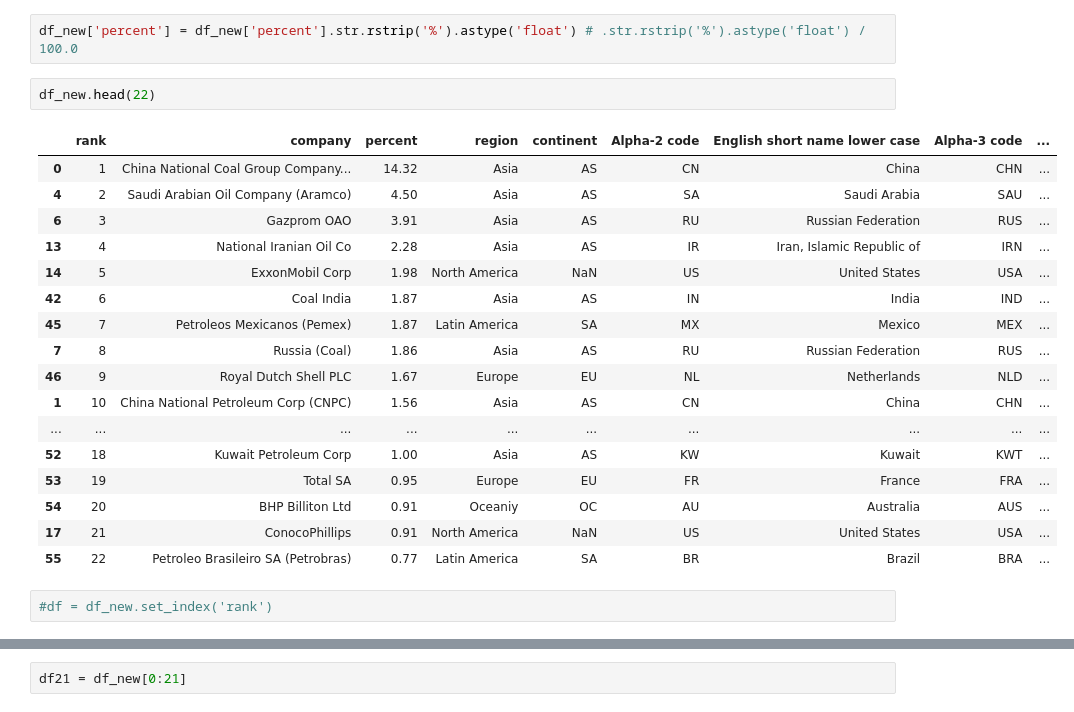
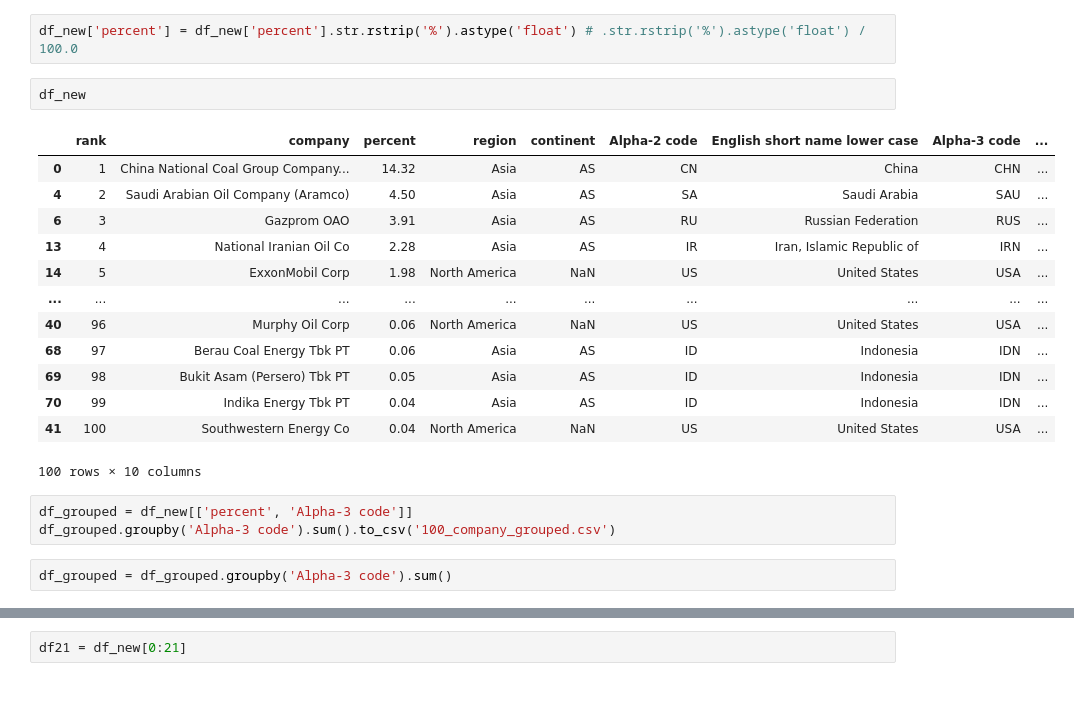
Before and after one commit to Nataliya-Aparina/Python_Project_2020, a Jupyter notebook: Code/co2_100company.ipynb, the cells around one changed output, grey strips where cells are left out. Drawn from its saved outputs; the diff is of its cells as text.

```diff
--- a/Code/co2_100company.ipynb
+++ b/Code/co2_100company.ipynb
@@ -52,24 +52,23 @@ df_new = df_new.sort_values(by=['rank'])
 # %%
 df_new['percent'] = df_new['percent'].str.rstrip('%').astype('float') # .str.rstrip('%').astype('float') / 100.0
 # %%
-df_new.head(22)
+df_new
 # %% [output]
 |  | rank | company | percent | region | continent | Alpha-2 code | English short name lower case | Alpha-3 code | ... |
 | 0 | 1 | China National Coal Group Company... | 14.32 | Asia | AS | CN | China | CHN | ... |
 | 4 | 2 | Saudi Arabian Oil Company (Aramco) | 4.50 | Asia | AS | SA | Saudi Arabia | SAU | ... |
 | 6 | 3 | Gazprom OAO | 3.91 | Asia | AS | RU | Russian Federation | RUS | ... |
 | 13 | 4 | National Iranian Oil Co | 2.28 | Asia | AS | IR | Iran, Islamic Republic of | IRN | ... |
 | 14 | 5 | ExxonMobil Corp | 1.98 | North America | NaN | US | United States | USA | ... |
-| 42 | 6 | Coal India | 1.87 | Asia | AS | IN | India | IND | ... |
-| 45 | 7 | Petroleos Mexicanos (Pemex) | 1.87 | Latin America | SA | MX | Mexico | MEX | ... |
-| 7 | 8 | Russia (Coal) | 1.86 | Asia | AS | RU | Russian Federation | RUS | ... |
-| 46 | 9 | Royal Dutch Shell PLC | 1.67 | Europe | EU | NL | Netherlands | NLD | ... |
-| 1 | 10 | China National Petroleum Corp (CNPC) | 1.56 | Asia | AS | CN | China | CHN | ... |
 | ... | ... | ... | ... | ... | ... | ... | ... | ... | ... |
-| 52 | 18 | Kuwait Petroleum Corp | 1.00 | Asia | AS | KW | Kuwait | KWT | ... |
-| 53 | 19 | Total SA | 0.95 | Europe | EU | FR | France | FRA | ... |
-| 54 | 20 | BHP Billiton Ltd | 0.91 | Oceaniy | OC | AU | Australia | AUS | ... |
-| 17 | 21 | ConocoPhillips | 0.91 | North America | NaN | US | United States | USA | ... |
-| 55 | 22 | Petroleo Brasileiro SA (Petrobras) | 0.77 | Latin America | SA | BR | Brazil | BRA | ... |
+| 40 | 96 | Murphy Oil Corp | 0.06 | North America | NaN | US | United States | USA | ... |
+| 68 | 97 | Berau Coal Energy Tbk PT | 0.06 | Asia | AS | ID | Indonesia | IDN | ... |
+| 69 | 98 | Bukit Asam (Persero) Tbk PT | 0.05 | Asia | AS | ID | Indonesia | IDN | ... |
+| 70 | 99 | Indika Energy Tbk PT | 0.04 | Asia | AS | ID | Indonesia | IDN | ... |
+| 41 | 100 | Southwestern Energy Co | 0.04 | North America | NaN | US | United States | USA | ... |
+100 rows × 10 columns
-# %%
-#df = df_new.set_index('rank')
+# %%
+df_grouped = df_new[['percent', 'Alpha-3 code']]
+df_grouped.groupby('Alpha-3 code').sum().to_csv('100_company_grouped.csv')
+# %%
+df_grouped = df_grouped.groupby('Alpha-3 code').sum()
```
Also changed, not shown: parts of 5 cells of this notebook, 2 other files.
